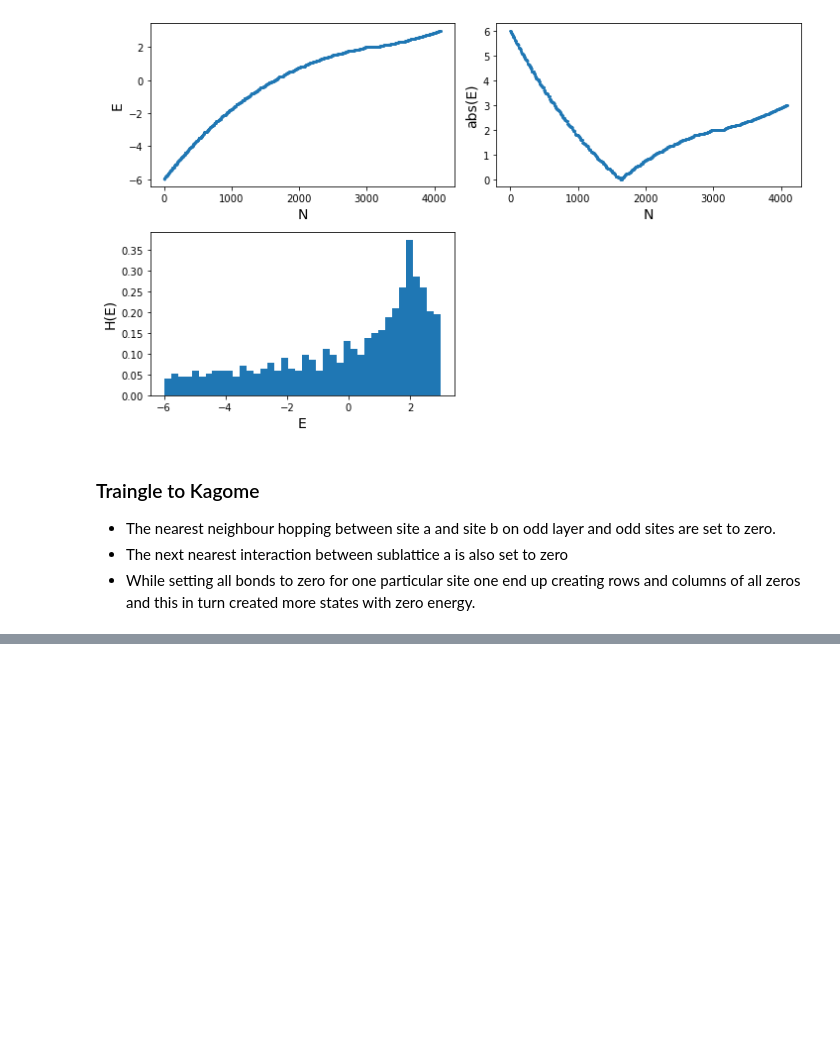
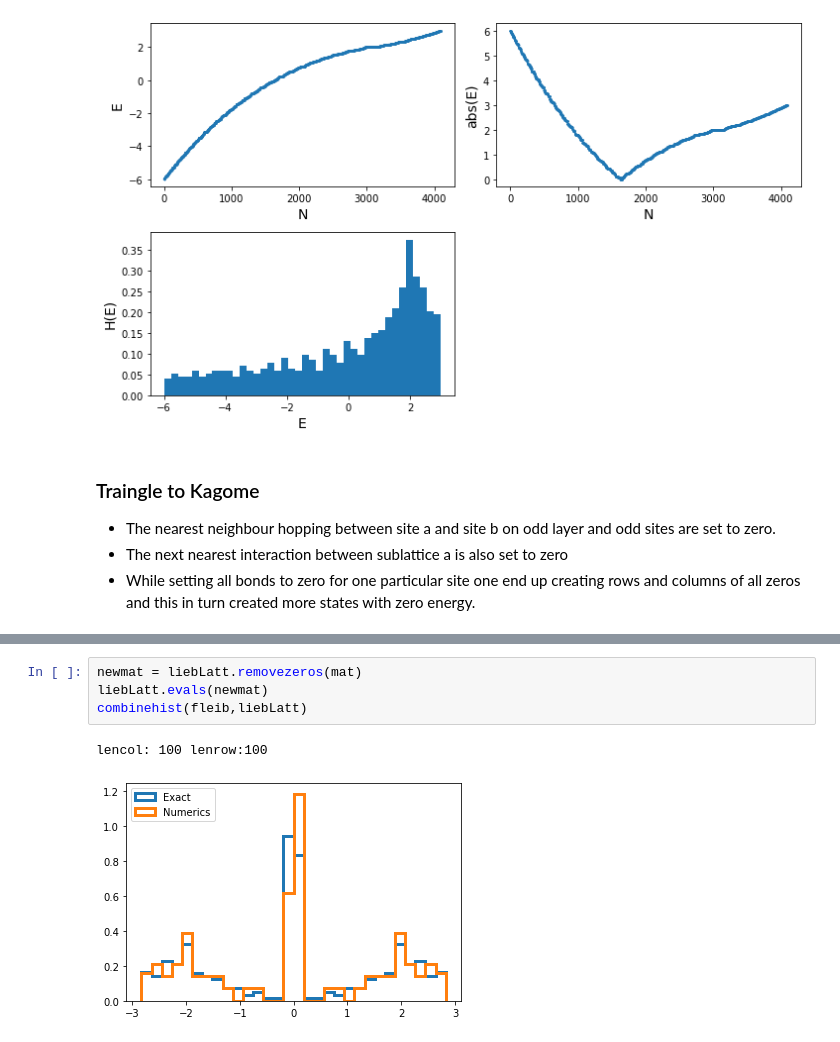
Before and after one commit to Shashi1a/kagome_lieb, a Jupyter notebook: calc.ipynb, the cells around one changed output, grey strips where cells are left out. Saved outputs shown, nothing was run; the diff lists cells and outputs as text; blank space fills up the shorter version.

```diff
--- a/calc.ipynb
+++ b/calc.ipynb
@@ -442,0 +452,7 @@ taa:0.01 tbb:0.01
+# %%
+newmat = liebLatt.removezeros(mat)
+liebLatt.evals(newmat)
+combinehist(fleib,liebLatt)
+# %% [output]
+lencol: 100 lenrow:100
+[figure, added]
```
Also changed, not shown: parts of 10 cells of this notebook.
